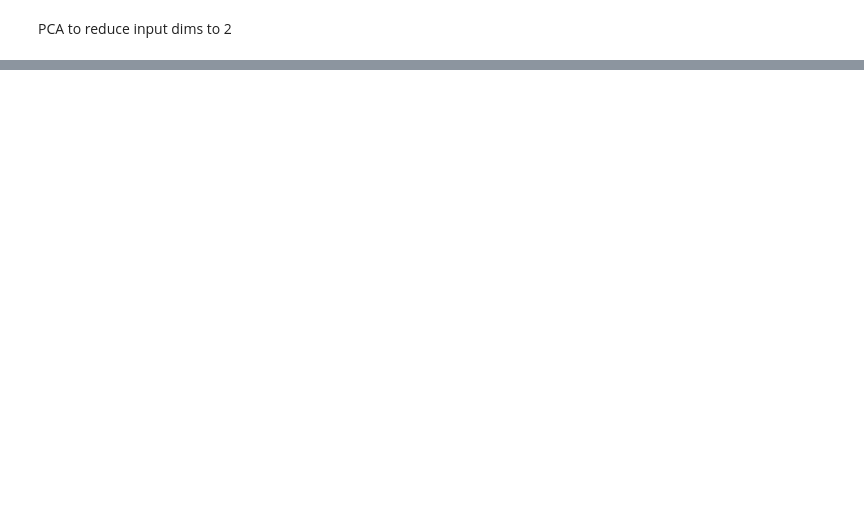
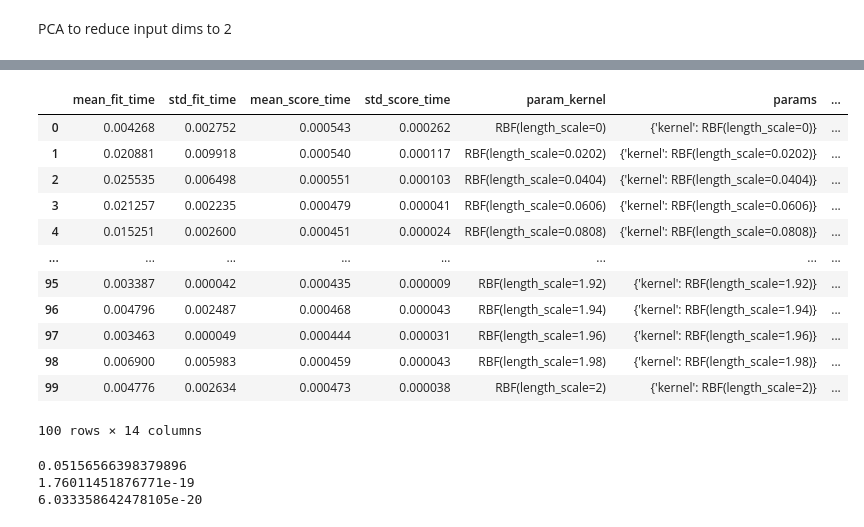
Before and after one commit to Niko32/ProbML, a Jupyter notebook: src/prototyping/gaussian_process_regression.ipynb, the cells around one changed output, grey strips where cells are left out. Saved outputs shown, nothing was run; the diff lists cells and outputs as text; code cells hidden in the pictures; blank space fills up the shorter version.

Commit message:
Checked autofitting of parameters and Gridsearch

```diff
--- a/src/prototyping/gaussian_process_regression.ipynb
+++ b/src/prototyping/gaussian_process_regression.ipynb
@@ -57,0 +58,11 @@ ax.set_zlim3d(-4, 4)
+# %%
+gpr.get_params()
+
+from sklearn.model_selection import GridSearchCV
+from sklearn.gaussian_process import kernels
+
+gpr2 = GaussianProcessRegressor()
+
+gridsearch = GridSearchCV(gpr2, param_grid={'kernel':[kernels.RBF(l) for l in np.linspace(0, 2, 100)]})
+
+gridsearch.fit(X, y)
@@ -57,0 +87,28 @@ ax.set_zlim3d(-4, 4)
+# %%
+pd.DataFrame(gridsearch.cv_results_)
+# %% [output]
+|  | mean_fit_time | std_fit_time | mean_score_time | std_score_time | param_kernel | params | ... |
+| 0 | 0.004268 | 0.002752 | 0.000543 | 0.000262 | RBF(length_scale=0) | {'kernel': RBF(length_scale=0)} | ... |
+| 1 | 0.020881 | 0.009918 | 0.000540 | 0.000117 | RBF(length_scale=0.0202) | {'kernel': RBF(length_scale=0.0202)} | ... |
+| 2 | 0.025535 | 0.006498 | 0.000551 | 0.000103 | RBF(length_scale=0.0404) | {'kernel': RBF(length_scale=0.0404)} | ... |
+| 3 | 0.021257 | 0.002235 | 0.000479 | 0.000041 | RBF(length_scale=0.0606) | {'kernel': RBF(length_scale=0.0606)} | ... |
+| 4 | 0.015251 | 0.002600 | 0.000451 | 0.000024 | RBF(length_scale=0.0808) | {'kernel': RBF(length_scale=0.0808)} | ... |
+| ... | ... | ... | ... | ... | ... | ... | ... |
+| 95 | 0.003387 | 0.000042 | 0.000435 | 0.000009 | RBF(length_scale=1.92) | {'kernel': RBF(length_scale=1.92)} | ... |
+| 96 | 0.004796 | 0.002487 | 0.000468 | 0.000043 | RBF(length_scale=1.94) | {'kernel': RBF(length_scale=1.94)} | ... |
+| 97 | 0.003463 | 0.000049 | 0.000444 | 0.000031 | RBF(length_scale=1.96) | {'kernel': RBF(length_scale=1.96)} | ... |
+| 98 | 0.006900 | 0.005983 | 0.000459 | 0.000043 | RBF(length_scale=1.98) | {'kernel': RBF(length_scale=1.98)} | ... |
+| 99 | 0.004776 | 0.002634 | 0.000473 | 0.000038 | RBF(length_scale=2) | {'kernel': RBF(length_scale=2)} | ... |
+100 rows × 14 columns
+# %%
+print(((gpr.predict(X) - y)**2).mean())
+gpr2 = gridsearch.best_estimator_
+gpr3 = GaussianProcessRegressor(kernel = kernels.RationalQuadratic())
+gpr2.fit(X,y)
+gpr3.fit(X, y)
+print(((gpr2.predict(X) -y)**2).mean())
+print(((gpr3.predict(X) -y)**2).mean())
+# %% [output]
+0.05156566398379896
+1.76011451876771e-19
+6.033358642478105e-20
```
Also changed, not shown: parts of 8 cells of this notebook.
